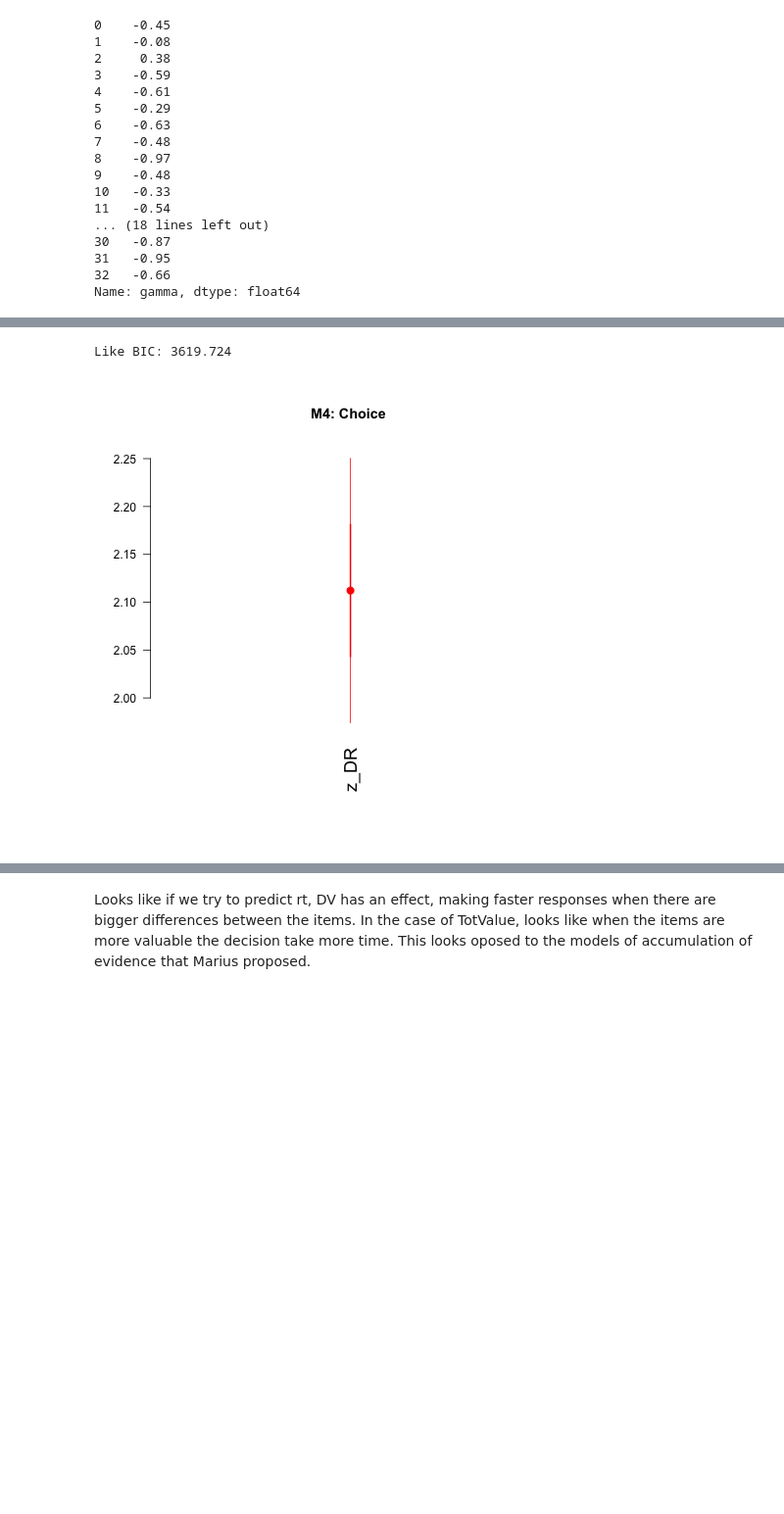
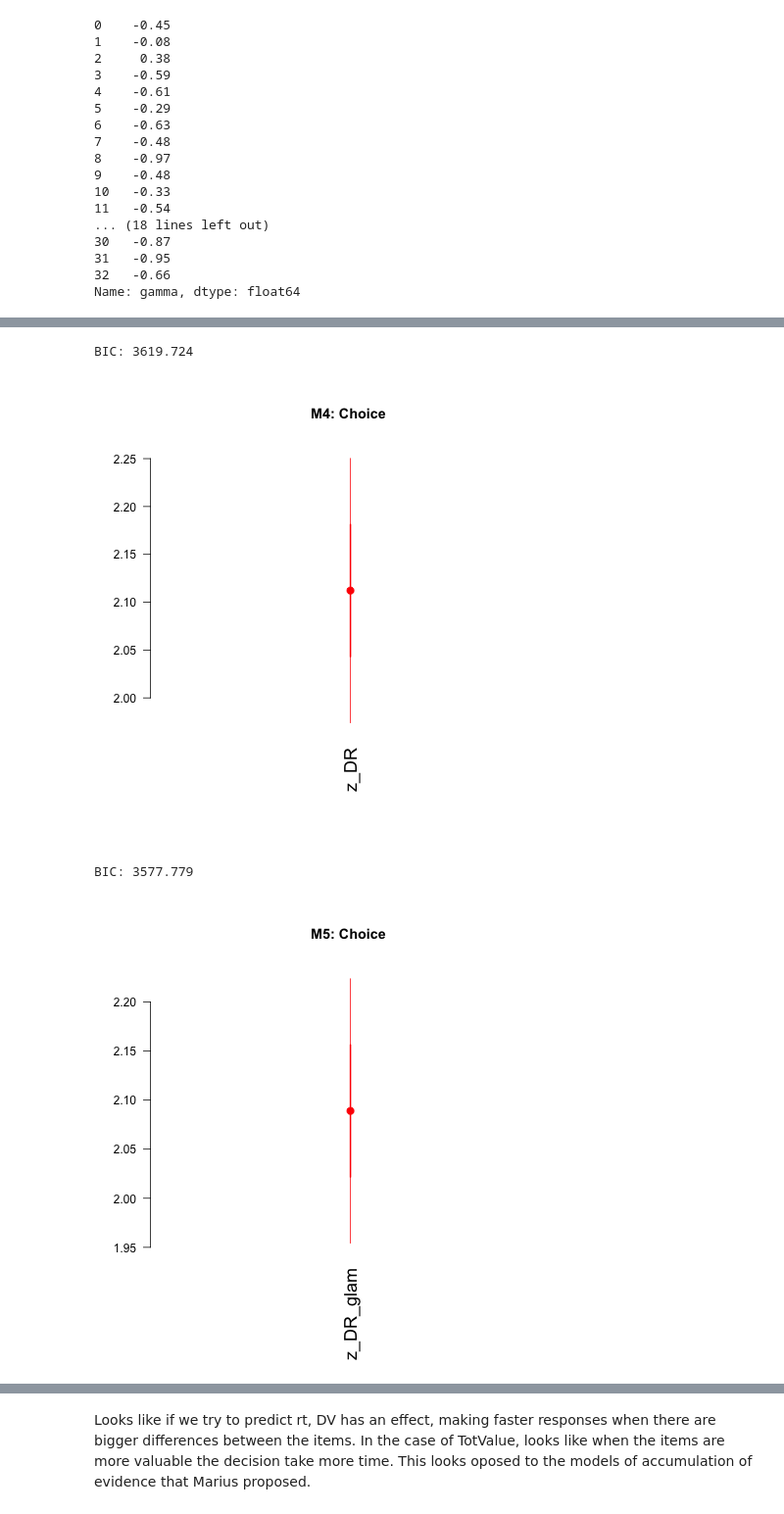
Before and after one commit to pradysepulveda/glamDDM_FF2018, a Jupyter notebook: MariusEnquiry.ipynb, the cells around one changed output, grey strips where cells are left out. Shown at 98% size. Drawn from its saved outputs; the diff is of its cells as text; code cells hidden in the pictures; blank space fills up the shorter version.

```diff
--- a/MariusEnquiry.ipynb
+++ b/MariusEnquiry.ipynb
@@ -157,22 +141,27 @@ z_matrix_aux=[]
 for i in (data['subject'].unique()):
     Choicedata = data.loc[data['subject'] == i]
     gamma = [params_part_like.gamma[i]]*len(Choicedata)
+    tau = [params_part_like.tau[i]]*len(Choicedata)
     abs_evid_0 = Choicedata.gaze_0 * Choicedata.item_value_0 + (1-Choicedata.gaze_0) * Choicedata.item_value_0*gamma
     abs_evid_1 = Choicedata.gaze_1 * Choicedata.item_value_1 + (1-Choicedata.gaze_1) * Choicedata.item_value_1*gamma
     R0_star= abs_evid_0 - abs_evid_1
     R1_star= abs_evid_1 - abs_evid_0
+    #  Calculate Relative evidence using alternative trnasformation
     R0=(R0_star-R0_star.min())/(R0_star.max()-R0_star.min())
     R1=(R1_star-R1_star.min())/(R1_star.max()-R1_star.min())
 
-    z_matrix_aux= np.column_stack((gamma,abs_evid_0,abs_evid_1,R0_star,R1_star,R0,R1))
+    #  Calculate Relative evidence using GLAM trnasformation
+    R0_glam=1/(1+exp(-R0_star*0.34))
+    R1_glam=1/(1+exp(-R1_star*0.34))
+
+    z_matrix_aux= np.column_stack((gamma,abs_evid_0,abs_evid_1,R0_star,R1_star,R0,R1,R0_glam,R1_glam))
 
     for  j in range(len(z_matrix_aux)):
         z_matrix.append(z_matrix_aux[j])
     # Add to aggregate table
 
 aggregate_trial = np.column_stack((data,z_matrix))
-data1 = pd.DataFrame(aggregate_trial,columns=["subject","trial","rt","choice","item_value_0","item_value_1","gaze_0","gaze_1","gamma","abs_evid_0","abs_evid_1","R0_star","R1_star","R0","R1"])
-
+data1 = pd.DataFrame(aggregate_trial,columns=["subject","trial","rt","choice","item_value_0","item_value_1","gaze_0","gaze_1","gamma","abs_evid_0","abs_evid_1","R0_star","R1_star","R0","R1","R0_glam","R1_glam"])
 
 data1.head()
 # %% [output]
@@ -183,13 +172,12 @@ data1.head()
 | 3 | 0.0 | 3.0 | 7466.0 | 1.0 | 1.0 | 2.0 | 0.532352 | 0.467648 | -0.45 | 0.321911 | ... |
 | 4 | 0.0 | 4.0 | 1889.0 | 1.0 | 5.0 | 5.0 | 0.529736 | 0.470264 | -0.45 | 1.590589 | ... |
 # %%
-
 DAbsEvi= data1.abs_evid_1 - data1.abs_evid_0
 DR= data1.R1 - data1.R0
+DR_glam= data1.R1_glam - data1.R0_glam
 
 DVal = data1.item_value_1 - data1.item_value_0
 DGaze = data1.gaze_1 - data1.gaze_0
-
 
 # Given like condition
 # Create column for correct/incorrect
@@ -203,6 +201,7 @@ array([1, 0, 1, ..., 1, 1, 1])
 # %%
 data1["DAbsEvi"] = DAbsEvi
 data1["DR"] = DR
+data1["DR_glam"] = DR_glam
 data1["DV"] = DVal
 data1["AbsDV"] = DVal.abs()
 data1["DGaze"] = DGaze
@@ -220,5 +221,4 @@ data1.loc[data['subject'] == 3].head()
 # %%
-# Calculate Z-values
 z_matrix=[]
 z_matrix_aux=[]
 
@@ -234,6 +234,9 @@ for i in (data1['subject'].unique()):
     pX_DR = pd.to_numeric(Choicedata["DR"])
     pX_zDR = (pX_DR - np.mean(pX_DR))/np.std(pX_DR)
 
+    pX_DR_glam = pd.to_numeric(Choicedata["DR_glam"])
+    pX_zDR_glam = (pX_DR_glam - np.mean(pX_DR_glam))/np.std(pX_DR_glam)
+
     pX_DV = pd.to_numeric(Choicedata["DV"])
     pX_zDV = (pX_DV - np.mean(pX_DV))/np.std(pX_DV)
 
@@ -241,13 +244,13 @@ for i in (data1['subject'].unique()):
     pX_zDG = (pX_DG - np.mean(pX_DG))/np.std(pX_DG)
 
 
-    z_matrix_aux= np.column_stack((pX_zRT,pX_zDAbsEvi,pX_zDR,pX_zDV,pX_zDG))
+    z_matrix_aux= np.column_stack((pX_zRT,pX_zDAbsEvi,pX_zDR,pX_zDR_glam,pX_zDV,pX_zDG))
 
     for  j in range(len(z_matrix_aux)):
         z_matrix.append(z_matrix_aux[j])
 # Add to aggregate table
 aggregate_trial = np.column_stack((data1,z_matrix))
-data2 = pd.DataFrame(aggregate_trial,columns=["subject","trial","rt","choice","item_value_0","item_value_1","gaze_0","gaze_1","gamma","abs_evid_0","abs_evid_1","R0_star","R1_star","R0","R1","DA","DR","DV","AbsDV","DG","correct","z_rt","z_DA","z_DR","z_DV","z_DG"])
+data2 = pd.DataFrame(aggregate_trial,columns=["subject","trial","rt","choice","item_value_0","item_value_1","gaze_0","gaze_1","gamma","abs_evid_0","abs_evid_1","R0_star","R1_star","R0","R1","R0_glam","R1_glam","DA","DR","DR_glam","DV","AbsDV","DG","correct","z_rt","z_DA","z_DR","z_DR_glam","z_DV","z_DG"])
 # %%
 TotV= data2.item_value_0 + data1.item_value_1
 data2["TotV"] = TotV
@@ -306,9 +310,20 @@ ModelChoice_4 <- glm(choice ~ z_DR, data= datas, family=binomial(link="logit"))
 coefplot(ModelChoice_4,intercept=FALSE,vertical = FALSE,  col.pts="red", cex.var=1.5, cex.pts=2, mar = c(8,4,5,1),main=title_plot)
 #legend("topright",  legend=c("Dislike", "Like"),col=c("red", "blue"), lty=1:1, cex=1)
 BIC4 = BIC(ModelChoice_4)
-cat("Like BIC:" , BIC4)
+cat("BIC:" , BIC4)
 # %% [output]
-Like BIC: 3619.724
+BIC: 3619.724
 [figure]
+# %%
+%%R
+title_plot = "M5: Choice "
+ModelChoice_5 <- glm(choice ~ z_DR_glam, data= datas, family=binomial(link="logit"))
+coefplot(ModelChoice_5,intercept=FALSE,vertical = FALSE,  col.pts="red", cex.var=1.5, cex.pts=2, mar = c(8,4,5,1),main=title_plot)
+#legend("topright",  legend=c("Dislike", "Like"),col=c("red", "blue"), lty=1:1, cex=1)
+BIC5 = BIC(ModelChoice_5)
+cat("BIC:" , BIC5)
+# %% [output]
+BIC: 3577.779
+[figure, added]
 # %%
 %%R
```
Also changed, not shown: parts of 67 cells of this notebook, 5 other files.
